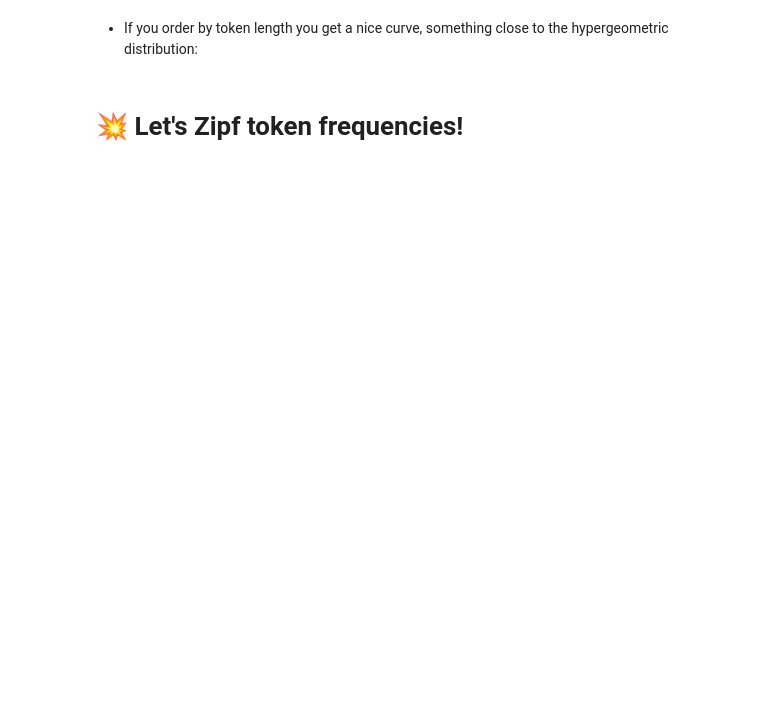
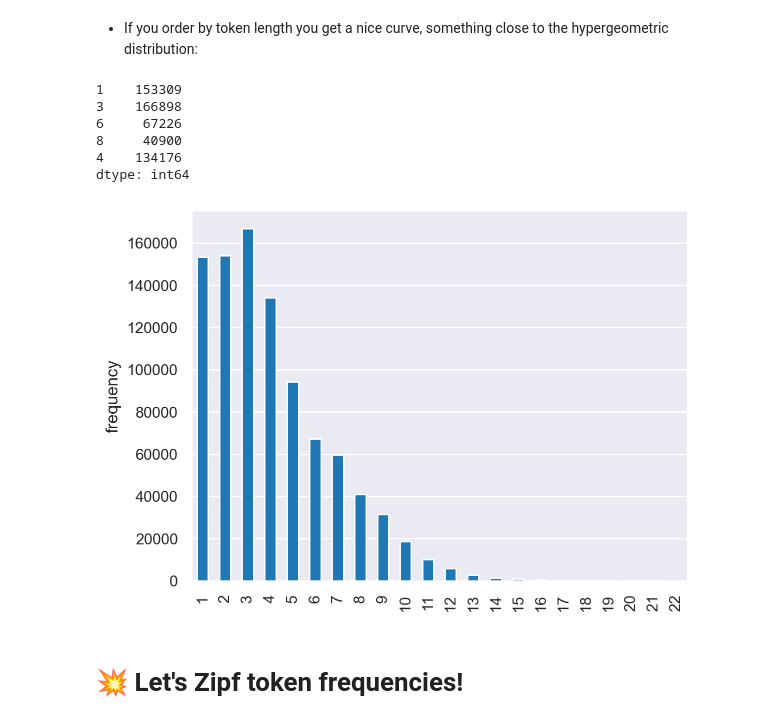
Before and after one commit to jlopetegui98/HandsOn-NLP, a Jupyter notebook: TP1/HoNLP_week1.ipynb, the cells around one changed output. Saved outputs shown, nothing was run; the diff lists cells and outputs as text; code cells hidden in the pictures; blank space fills up the shorter version.

Commit message:
feat: TP1_token_frequencies

```diff
--- a/TP1/HoNLP_week1.ipynb
+++ b/TP1/HoNLP_week1.ipynb
@@ -630,6 +625,6 @@ def len_freq_counter(text):
     for token in text:
         len_freq[len(token)] += 1
 
-    return len_freq
+    return pd.Series(len_freq)
 
-#len_freq_df =
+len_freq_df = tokens.map(len_freq_counter)
@@ -661,10 +686,22 @@ myth_len_freqs.head(5)
 # %% [markdown]
 - If you order by token length you get a nice curve, something close to the hypergeometric distribution:
+# %%
+len_freq_df.mythology.head()
+# %% [output]
+1    153309
+3    166898
+6     67226
+8     40900
+4    134176
+dtype: int64
 # %%
-len_freq_df.mythology.head(22).plot.bar()
+# here we ordered by the index of the series (the length of the tokens)
+len_freq_df.mythology.sort_index(ascending=True).head(22).plot.bar()
 plt.ylabel("frequency")
 plt.grid(axis="x")
 plt.show()
+# %% [output]
+[figure, added]
 # %% [markdown]
 # 💥 Let's Zipf token frequencies!
 # %%
```
Also changed, not shown: parts of 18 cells of this notebook.
